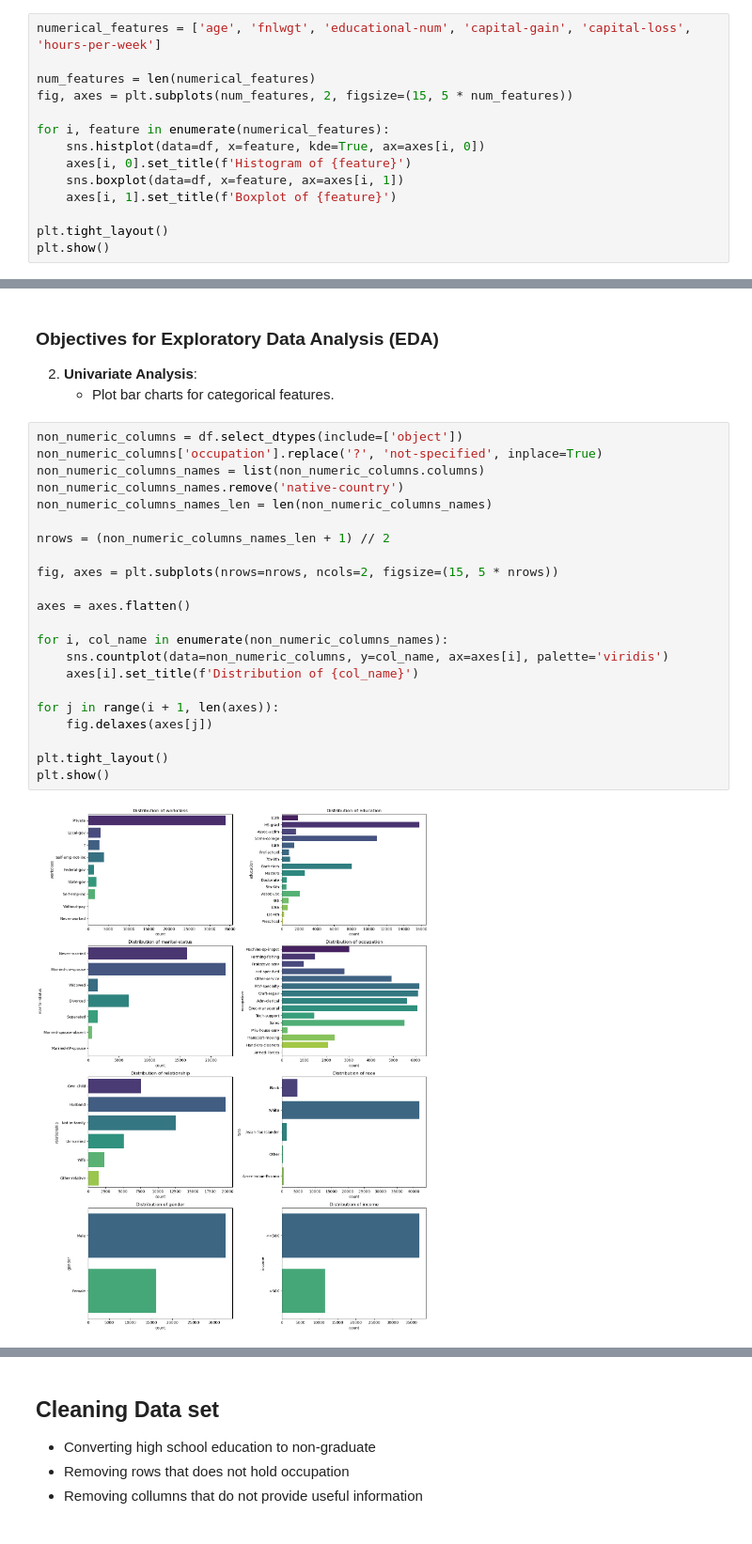
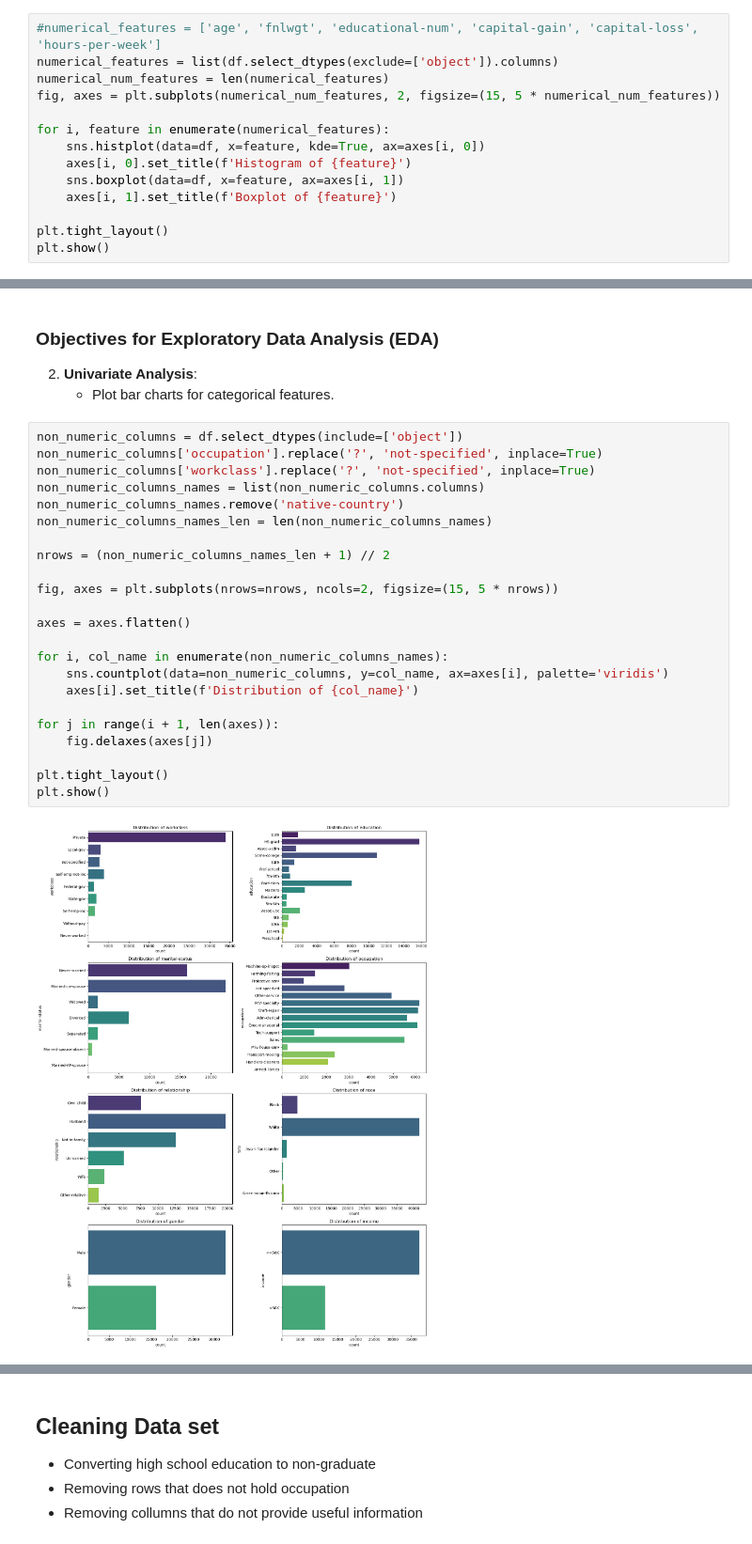
Before and after one commit to sahand-salmani/adult-income-dataset-EDA-classification, a Jupyter notebook: income_prediction.ipynb, the cells around one changed output, grey strips where cells are left out. Shown: that part at 94% size. Drawn from its saved outputs; the diff is of its cells as text.

```diff
--- a/income_prediction.ipynb
+++ b/income_prediction.ipynb
@@ -238,10 +233,10 @@ numeric_columns.describe().T
 2. **Univariate Analysis**:
     - Plot histograms and boxplots for numerical features.
 # %%
-numerical_features = ['age', 'fnlwgt', 'educational-num', 'capital-gain', 'capital-loss', 'hours-per-week']
-
-num_features = len(numerical_features)
-fig, axes = plt.subplots(num_features, 2, figsize=(15, 5 * num_features))
+#numerical_features = ['age', 'fnlwgt', 'educational-num', 'capital-gain', 'capital-loss', 'hours-per-week']
+numerical_features = list(df.select_dtypes(exclude=['object']).columns)
+numerical_num_features = len(numerical_features)
+fig, axes = plt.subplots(numerical_num_features, 2, figsize=(15, 5 * numerical_num_features))
 
 for i, feature in enumerate(numerical_features):
     sns.histplot(data=df, x=feature, kde=True, ax=axes[i, 0])
@@ -260,24 +255,25 @@ plt.show()
 # %%
 non_numeric_columns = df.select_dtypes(include=['object'])
 non_numeric_columns['occupation'].replace('?', 'not-specified', inplace=True)
+non_numeric_columns['workclass'].replace('?', 'not-specified', inplace=True)
 non_numeric_columns_names = list(non_numeric_columns.columns)
 non_numeric_columns_names.remove('native-country')
 non_numeric_columns_names_len = len(non_numeric_columns_names)
 
 nrows = (non_numeric_columns_names_len + 1) // 2
 
 fig, axes = plt.subplots(nrows=nrows, ncols=2, figsize=(15, 5 * nrows))
 
 axes = axes.flatten()
 
 for i, col_name in enumerate(non_numeric_columns_names):
     sns.countplot(data=non_numeric_columns, y=col_name, ax=axes[i], palette='viridis')
     axes[i].set_title(f'Distribution of {col_name}')
 
 for j in range(i + 1, len(axes)):
     fig.delaxes(axes[j])
 
 plt.tight_layout()
 plt.show()
 # %% [output]
-[figure, old version]
+[figure, new version]
```
Also changed, not shown: parts of 17 cells of this notebook.
